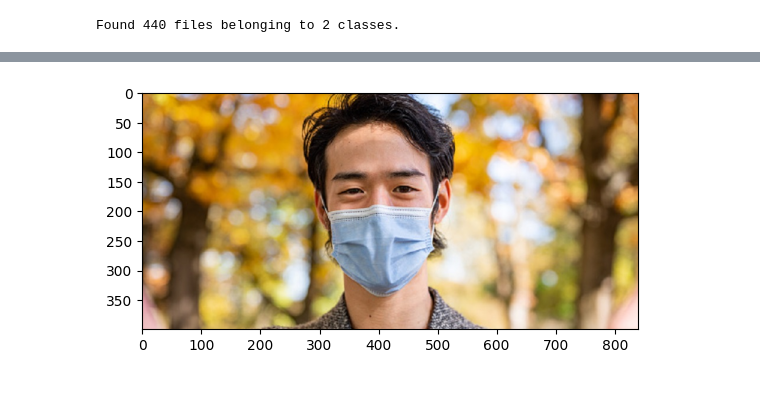
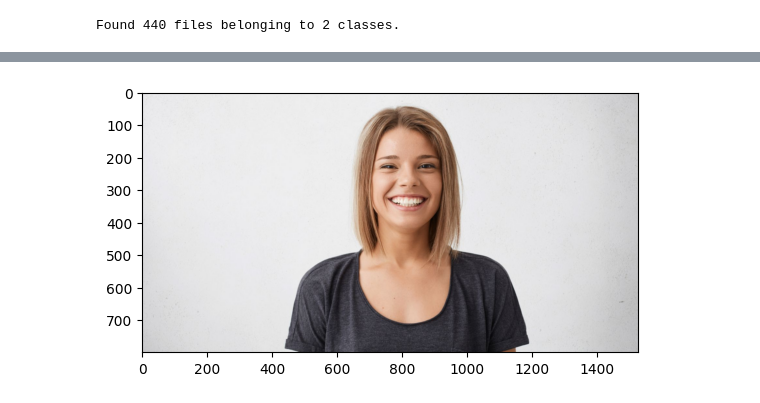
Before and after one commit to SouryaSparks/facemaskrecognitionv1, a Jupyter notebook: index.ipynb, the cells around one changed output, grey strips where cells are left out. Saved outputs shown, nothing was run; the diff lists cells and outputs as text; code cells hidden in the pictures.

```diff
--- a/index.ipynb
+++ b/index.ipynb
@@ -143,11 +143,11 @@ import os
 # %%
 first_model = load_model(os.path.join('models','model.h5'))
 # %%
-image = cv2.imread(os.path.join('mask4.jpg'))
+image = cv2.imread('niceperson.jpg')
 resize = tf.image.resize(image, (256,256))
 
 plt.imshow(cv2.cvtColor(image, cv2.COLOR_BGR2RGB))
 plt.show()
 # %% [output]
-[figure, old version]
+[figure, new version]
 # %%
```
Also changed, not shown: parts of 10 cells of this notebook, 7 other files.
